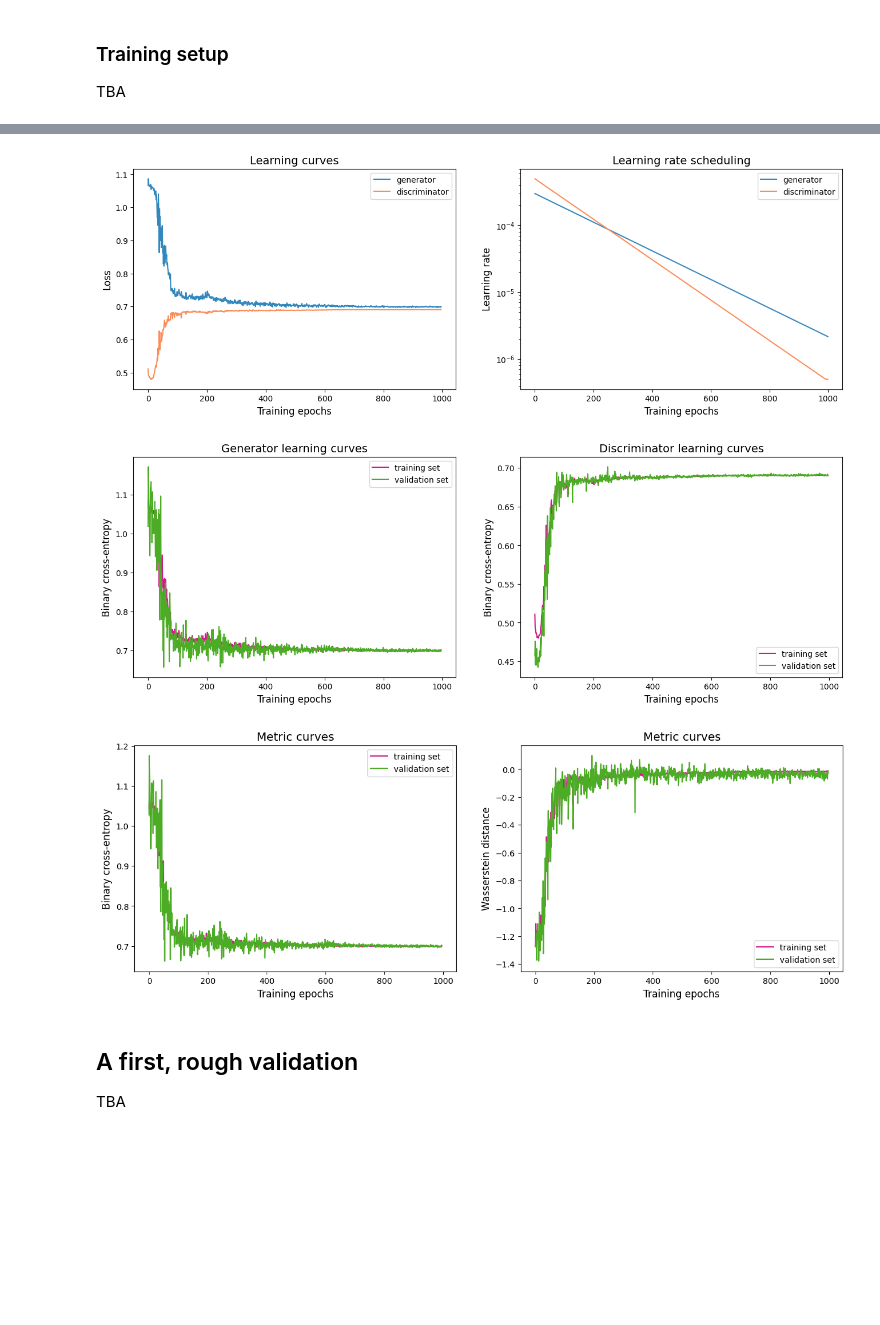
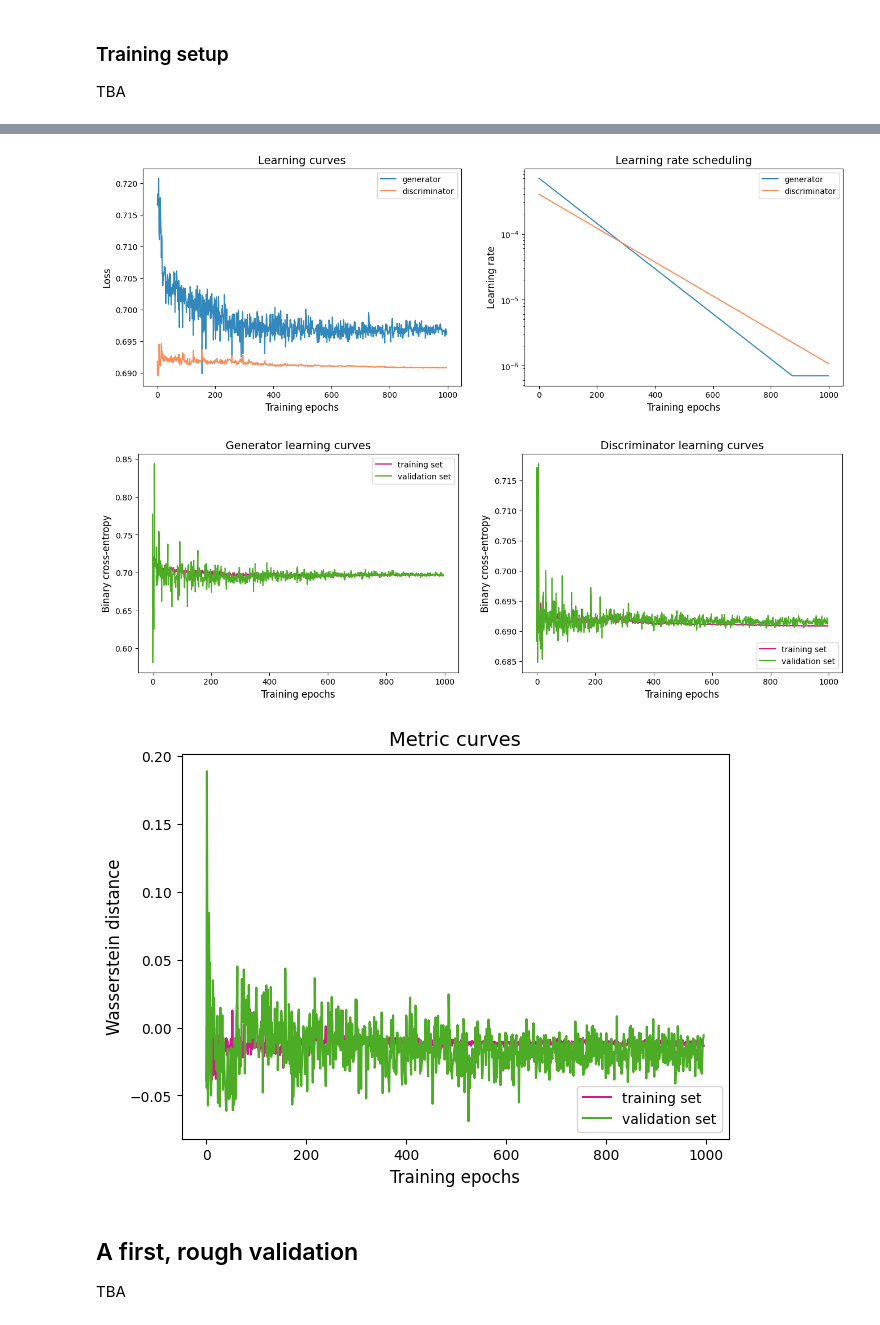
Before and after one commit to LamarrSim/lb-pidsim-train, a Jupyter notebook: notebooks/Muon-proton-train.ipynb, the cells around one changed output, grey strips where cells are left out. Saved outputs shown, nothing was run; the diff lists cells and outputs as text; code cells hidden in the pictures; blank space fills up the shorter version.

```diff
--- a/notebooks/Muon-proton-train.ipynb
+++ b/notebooks/Muon-proton-train.ipynb
@@ -225,17 +225,13 @@ gan = BceGAN_ALP(
     # referee=referee,
 )
 # %%
-from pidgan.metrics import BinaryCrossentropy, WassersteinDistance
 from tensorflow.keras.optimizers import RMSprop, Adam
 
-g_lr0 = 3e-4
-d_lr0 = 5e-4
-
-bce = BinaryCrossentropy(from_logits=True)
-wass_dist = WassersteinDistance()
+g_lr0 = 7e-4
+d_lr0 = 4e-4
 
 gan.compile(
-    metrics=[bce, wass_dist],
+    metrics=["wass_dist"],
     generator_optimizer=RMSprop(g_lr0),
     discriminator_optimizer=RMSprop(d_lr0),
     generator_upds_per_batch=1,
@@ -251,7 +247,7 @@ callbacks = list()
 g_lr_sched = LearnRateExpDecay(
     gan.generator_optimizer,
     decay_rate=0.1,
-    decay_steps=240_000,
+    decay_steps=150_000,
     min_learning_rate=g_lr0/1e3,
     verbose=True,
     key="g_lr",
@@ -261,7 +257,7 @@ callbacks.append(g_lr_sched)
 d_lr_sched = LearnRateExpDecay(
     gan.discriminator_optimizer,
     decay_rate=0.1,
-    decay_steps=170_000,
+    decay_steps=200_000,
     min_learning_rate=d_lr0/1e3,
     verbose=True,
     key="d_lr",
@@ -279,7 +275,7 @@ callbacks.append(d_lr_sched)
 # %%
 from datetime import datetime
 
-batch_size = 3000
+batch_size = 3_000
 num_epochs = 1000 if not TEST else 150
 
 data_train = ds_train.batch(batch_size, drop_remainder=True).prefetch(tf.data.AUTOTUNE)
@@ -339,7 +335,7 @@ plt.yscale("log")
 
 plt.show()
 # %% [output]
-[figure, old version]
+[figure, new version]
 # %%
 plt.figure(figsize=(16, 5), dpi=100)
 
@@ -361,38 +357,38 @@ plt.legend(loc="lower right", fontsize=10)
 
 plt.show()
 # %% [output]
-[figure, old version]
+[figure, new version]
 # %%
 plt.figure(figsize=(24, 5), dpi=100)
 
-plt.subplot(1, 3, 1)
-plt.title("Metric curves", fontsize=14)
-plt.xlabel("Training epochs", fontsize=12)
-plt.ylabel("Binary cross-entropy", fontsize=12)
-plt.plot(train.history["bce"][start_epoch:], color="#d01c8b", label="training set")
-plt.plot(train.history["val_bce"][start_epoch:], color="#4dac26", label="validation set")
-plt.legend(loc="upper right", fontsize=10)
+# plt.subplot(1, 3, 1)
+# plt.title("Metric curves", fontsize=14)
+# plt.xlabel("Training epochs", fontsize=12)
+# plt.ylabel("Binary cross-entropy", fontsize=12)
+# plt.plot(train.history["bce"][start_epoch:], color="#d01c8b", label="training set")
+# plt.plot(train.history["val_bce"][start_epoch:], color="#4dac26", label="validation set")
+# plt.legend(loc="upper right", fontsize=10)
 
 plt.subplot(1, 3, 2)
 plt.title("Metric curves", fontsize=14)
 plt.xlabel("Training epochs", fontsize=12)
 plt.ylabel("Wasserstein distance", fontsize=12)
 plt.plot(train.history["wass_dist"][start_epoch:], color="#d01c8b", label="training set")
 plt.plot(train.history["val_wass_dist"][start_epoch:], color="#4dac26", label="validation set")
 plt.legend(loc="lower right", fontsize=10)
 # plt.yscale("log")
 
 # plt.subplot(1, 3, 3)
 # plt.title("Referee learning curves", fontsize=14)
 # plt.xlabel("Training epochs", fontsize=12)
 # plt.ylabel("Binary cross-entropy", fontsize=12)
 # plt.plot(train.history["r_loss"][start_epoch:], color="#d01c8b", label="training set")
 # plt.plot(train.history["val_r_loss"][start_epoch:], color="#4dac26", label="validation set")
 # plt.legend(loc="lower right", fontsize=10)
 
 plt.show()
 # %% [output]
-[figure, old version]
+[figure, new version]
 # %%
 train_history = train.history.copy()
 pd.DataFrame(train_history).to_csv(f"./exports/{prefix}-Muon-proton-train.csv")
```
Also changed, not shown: parts of 2 cells of this notebook.
